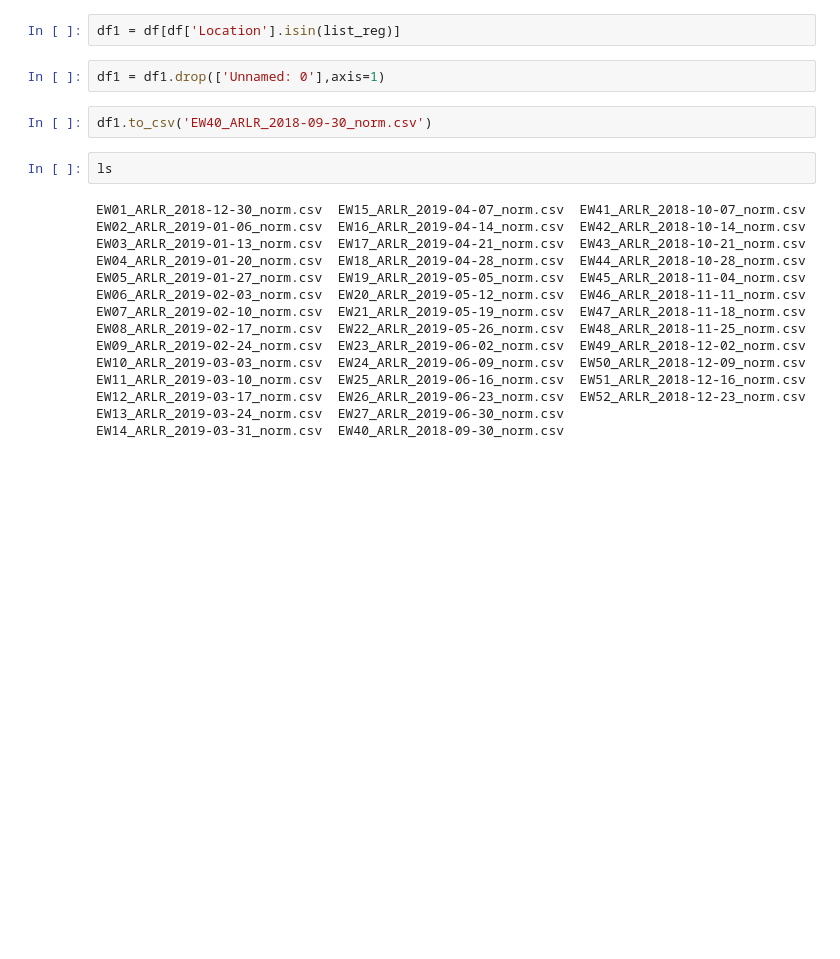
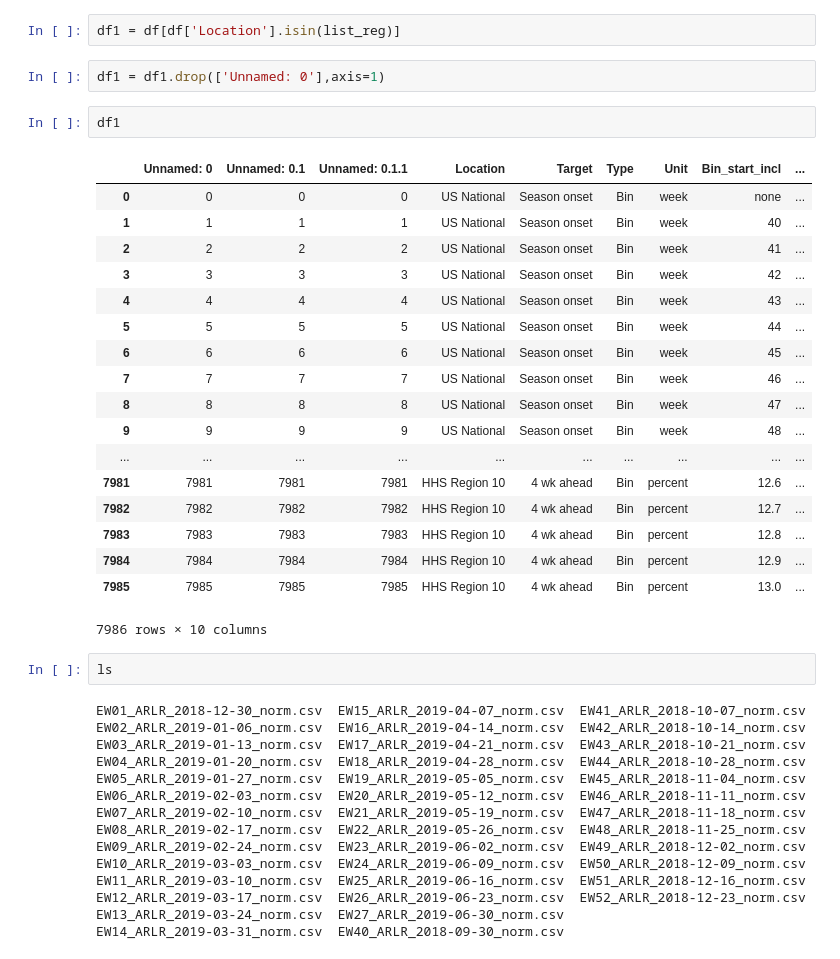
Before and after one commit to aniruddhadiga/ARLR_forecasting, a Jupyter notebook: output/CDC_scoring_cleanup.ipynb, the cells around one changed output. Cells and saved outputs as stored; diff of their text form; blank space fills up the shorter version.

```diff
--- a/output/CDC_scoring_cleanup.ipynb
+++ b/output/CDC_scoring_cleanup.ipynb
@@ -130,8 +114,27 @@ list_reg = ['US National', 'HHS Region 1', 'HHS Region 2', 'HHS Region 3',
 df1 = df[df['Location'].isin(list_reg)]
 # %%
 df1 = df1.drop(['Unnamed: 0'],axis=1)
-# %%
-df1.to_csv('EW40_ARLR_2018-09-30_norm.csv')
+# %%
+df1
+# %% [output]
+|  | Unnamed: 0 | Unnamed: 0.1 | Unnamed: 0.1.1 | Location | Target | Type | Unit | Bin_start_incl | ... |
+| 0 | 0 | 0 | 0 | US National | Season onset | Bin | week | none | ... |
+| 1 | 1 | 1 | 1 | US National | Season onset | Bin | week | 40 | ... |
+| 2 | 2 | 2 | 2 | US National | Season onset | Bin | week | 41 | ... |
+| 3 | 3 | 3 | 3 | US National | Season onset | Bin | week | 42 | ... |
+| 4 | 4 | 4 | 4 | US National | Season onset | Bin | week | 43 | ... |
+| 5 | 5 | 5 | 5 | US National | Season onset | Bin | week | 44 | ... |
+| 6 | 6 | 6 | 6 | US National | Season onset | Bin | week | 45 | ... |
+| 7 | 7 | 7 | 7 | US National | Season onset | Bin | week | 46 | ... |
+| 8 | 8 | 8 | 8 | US National | Season onset | Bin | week | 47 | ... |
+| 9 | 9 | 9 | 9 | US National | Season onset | Bin | week | 48 | ... |
+| ... | ... | ... | ... | ... | ... | ... | ... | ... | ... |
+| 7981 | 7981 | 7981 | 7981 | HHS Region 10 | 4 wk ahead | Bin | percent | 12.6 | ... |
+| 7982 | 7982 | 7982 | 7982 | HHS Region 10 | 4 wk ahead | Bin | percent | 12.7 | ... |
+| 7983 | 7983 | 7983 | 7983 | HHS Region 10 | 4 wk ahead | Bin | percent | 12.8 | ... |
+| 7984 | 7984 | 7984 | 7984 | HHS Region 10 | 4 wk ahead | Bin | percent | 12.9 | ... |
+| 7985 | 7985 | 7985 | 7985 | HHS Region 10 | 4 wk ahead | Bin | percent | 13.0 | ... |
+7986 rows × 10 columns
 # %%
 ls
 # %% [output]
```
Also changed, not shown: parts of 11 cells of this notebook, 41 other files.
